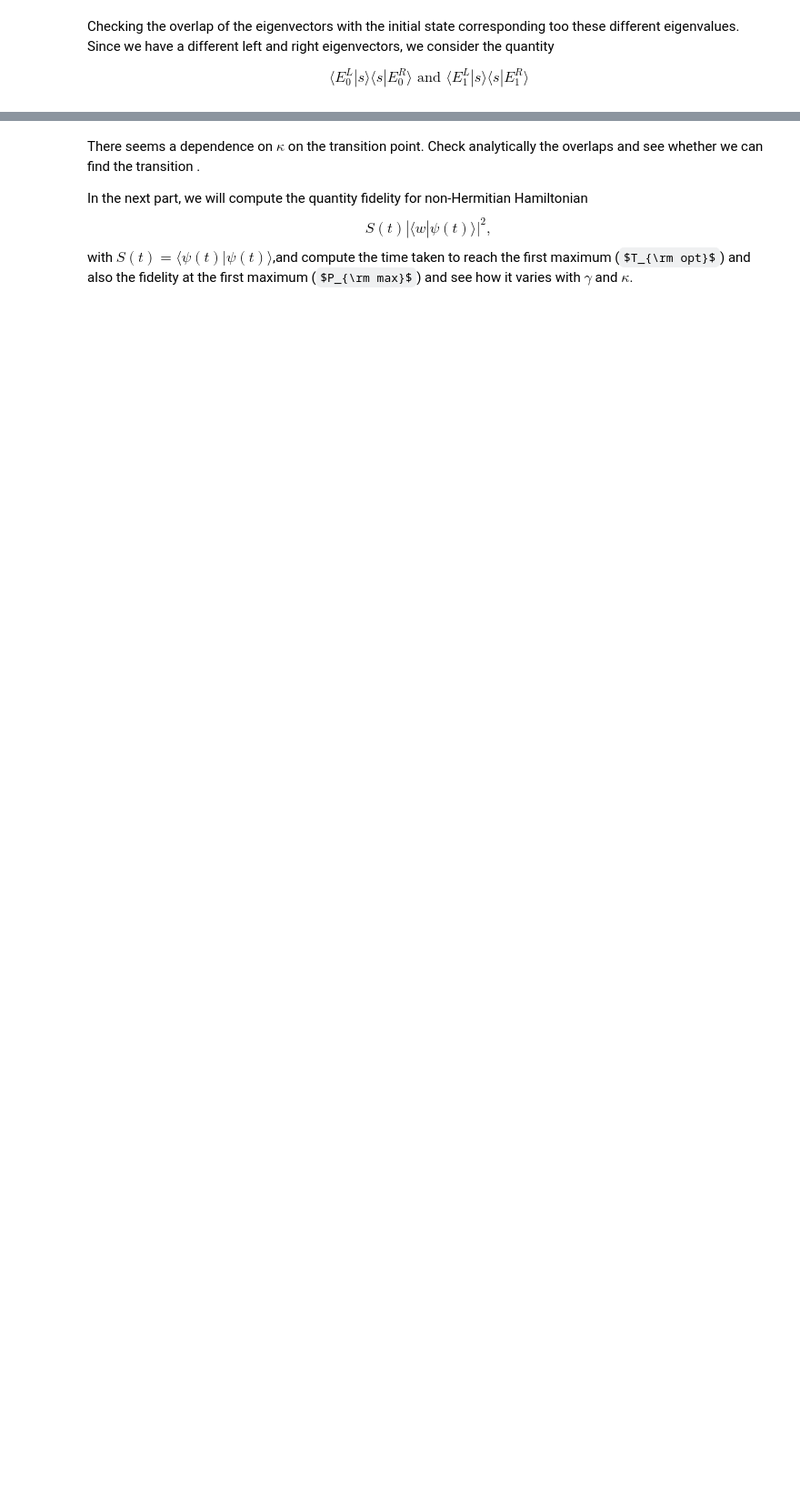
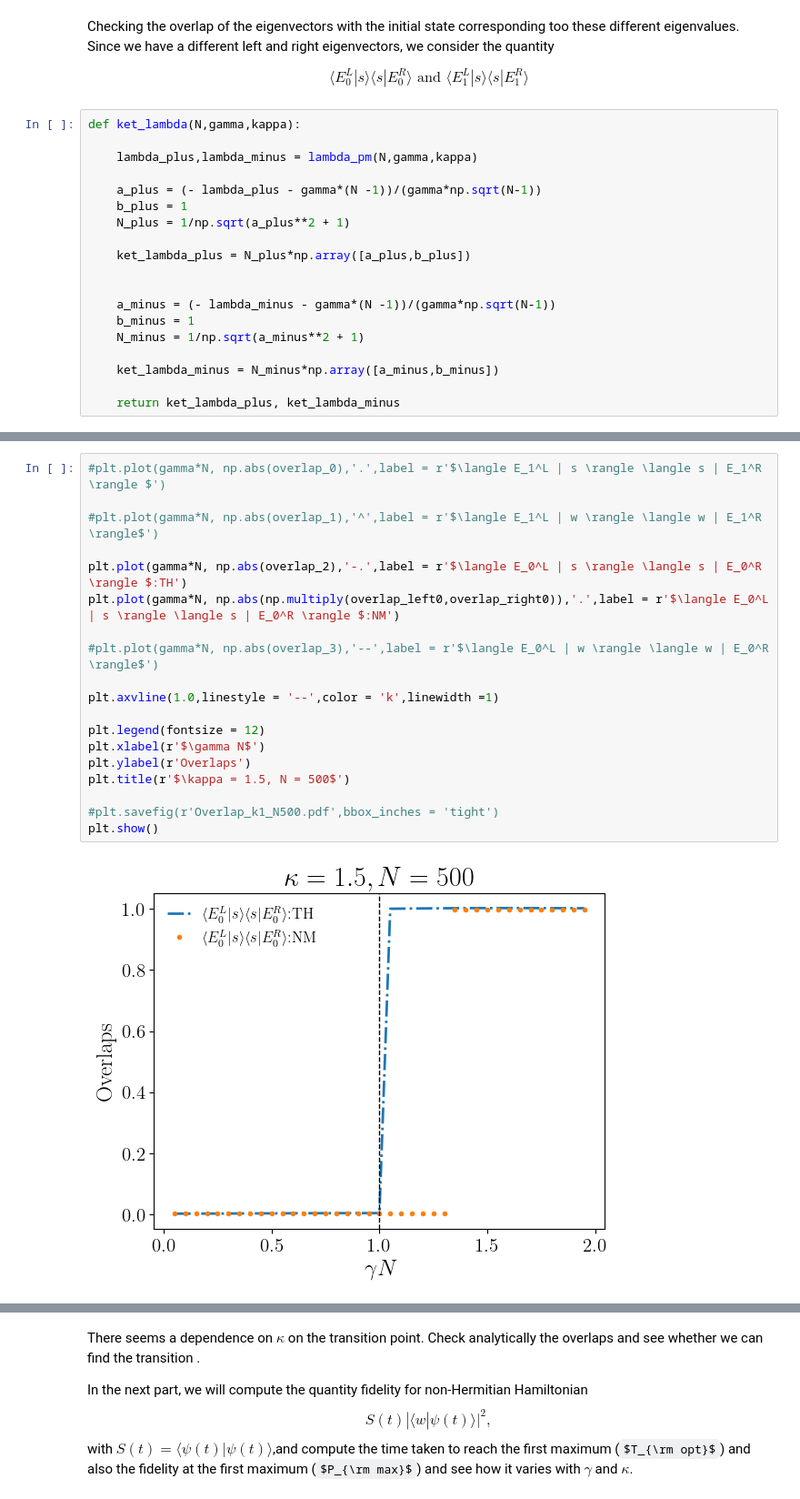
Before and after one commit to sayanr5834/non-Hermitian_QS, a Jupyter notebook: NH_quantum_walker.ipynb, the cells around one changed output, grey strips where cells are left out. Shown: that part at 91% size. Drawn from its saved outputs; the diff is of its cells as text; some formulas as TeX source; blank space fills up the shorter version.

```diff
--- a/NH_quantum_walker.ipynb
+++ b/NH_quantum_walker.ipynb
@@ -107,3 +107,22 @@ plt.show()
 Checking the overlap of the eigenvectors with the initial state corresponding too these different eigenvalues. Since we have a different left and right eigenvectors, we consider the quantity
 
 $$\langle E_0^L | s \rangle \langle s | E_0^R \rangle \,\, \text{and}\,\, \langle E_1^L | s \rangle \langle s | E_1^R \rangle$$
+# %%
+def ket_lambda(N,gamma,kappa):
+
+    lambda_plus,lambda_minus = lambda_pm(N,gamma,kappa)
+
+    a_plus = (- lambda_plus - gamma*(N -1))/(gamma*np.sqrt(N-1))
+    b_plus = 1
+    N_plus = 1/np.sqrt(a_plus**2 + 1)
+
+    ket_lambda_plus = N_plus*np.array([a_plus,b_plus])
+
+
+    a_minus = (- lambda_minus - gamma*(N -1))/(gamma*np.sqrt(N-1))
+    b_minus = 1
+    N_minus = 1/np.sqrt(a_minus**2 + 1)
+
+    ket_lambda_minus = N_minus*np.array([a_minus,b_minus])
+
+    return ket_lambda_plus, ket_lambda_minus
@@ -157,3 +202,24 @@ for i in tqdm(range(len(gamma))):
 
     overlap_right3[i] = np.vdot(ket_w,eigvec_right[:,1])
     overlap_left3[i] = np.vdot(eigvec_left[:,1],ket_w)
+# %%
+#plt.plot(gamma*N, np.abs(overlap_0),'.',label = r'$\langle E_1^L | s \rangle \langle s | E_1^R \rangle $')
+
+#plt.plot(gamma*N, np.abs(overlap_1),'^',label = r'$\langle E_1^L | w \rangle \langle w | E_1^R \rangle$')
+
+plt.plot(gamma*N, np.abs(overlap_2),'-.',label = r'$\langle E_0^L | s \rangle \langle s | E_0^R \rangle $:TH')
+plt.plot(gamma*N, np.abs(np.multiply(overlap_left0,overlap_right0)),'.',label = r'$\langle E_0^L | s \rangle \langle s | E_0^R \rangle $:NM')
+
+#plt.plot(gamma*N, np.abs(overlap_3),'--',label = r'$\langle E_0^L | w \rangle \langle w | E_0^R \rangle$')
+
+plt.axvline(1.0,linestyle = '--',color = 'k',linewidth =1)
+
+plt.legend(fontsize = 12)
+plt.xlabel(r'$\gamma N$')
+plt.ylabel(r'Overlaps')
+plt.title(r'$\kappa = 1.5, N = 500$')
+
+#plt.savefig(r'Overlap_k1_N500.pdf',bbox_inches = 'tight')
+plt.show()
+# %% [output]
+[figure, added]
```
Also changed, not shown: parts of 8 cells of this notebook.
